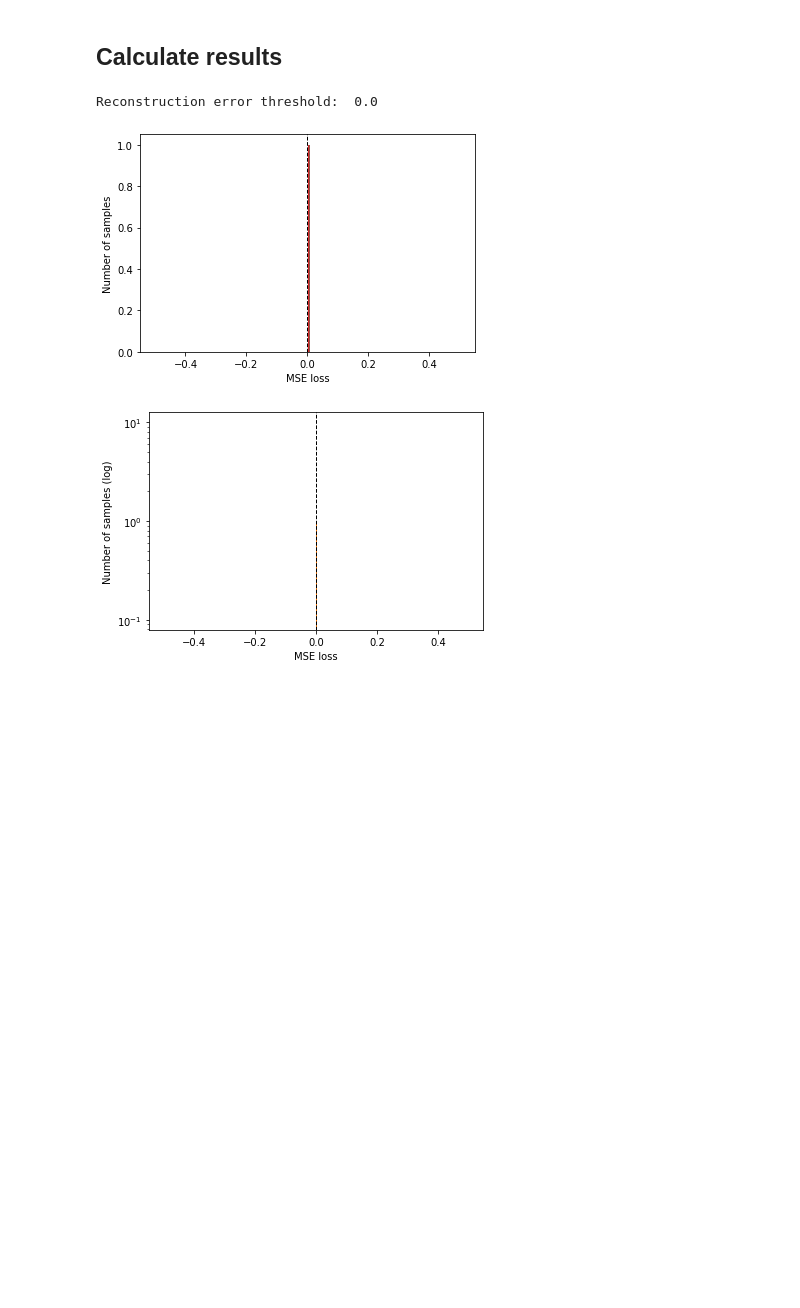
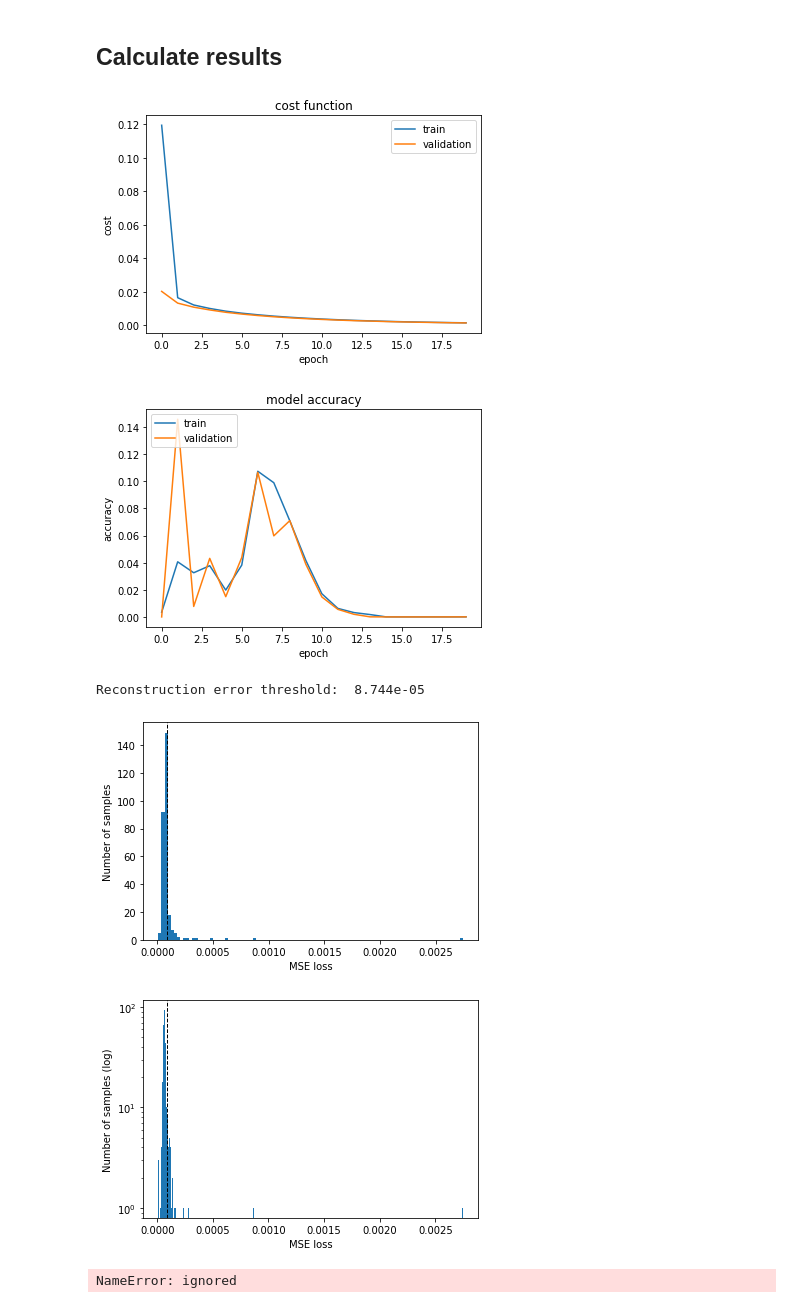
Before and after one commit to JanuszTwardak/AFP-Event-Classification, a Jupyter notebook: Simple-convolutional-autoencoder.ipynb, the cells around one changed output. Drawn from its saved outputs; the diff is of its cells as text; code cells hidden in the pictures; blank space fills up the shorter version.

Commit message:
Cleaned code, started working on comparing reconstructed images to original ones (not finished yet)

```diff
--- a/Simple-convolutional-autoencoder.ipynb
+++ b/Simple-convolutional-autoencoder.ipynb
@@ -221,8 +183,8 @@ def calculateThresholds(decodedEvents, validateEvents, singleInputShape):
 # %% [markdown]
 ## Load and prepare data
 # %%
+inputDataPath = "drive/MyDrive/AFP/input-data/331020_centr_trigger_all_2866.npy"
 validateFraction = 0.1
-inputDataPath = "input-data/331020_centr_trigger_all_2866.npy"
 
 trainEvents, validateEvents = prepareData(inputDataPath, validateFraction)
 # %% [markdown]
@@ -263,10 +225,14 @@ FileNotFoundError: [Errno 2] No such file or directory: 'history.pckl'
 # %% [markdown]
 ## Calculate results
 # %%
-singleInputShape = {'x': 336, 'y': 80, 'channels': 4}
+singleInputShape = {"x": 336, "y": 80, "channels": 4}
+shownEventNumber = 0
 
-plotResults(autoencoder, validateEvents, singleInputShape)
+plotResults(autoencoder, validateEvents, singleInputShape, history, shownEventNumber)
 # %% [output]
-Reconstruction error threshold:  0.0
-[figure, old version]
+[figure, new version]
-[figure, old version]
+[figure, new version]
+Reconstruction error threshold:  8.744e-05
+[figure, added]
+[figure, added]
+NameError: ignored
```
Also changed, not shown: parts of 10 cells of this notebook.
